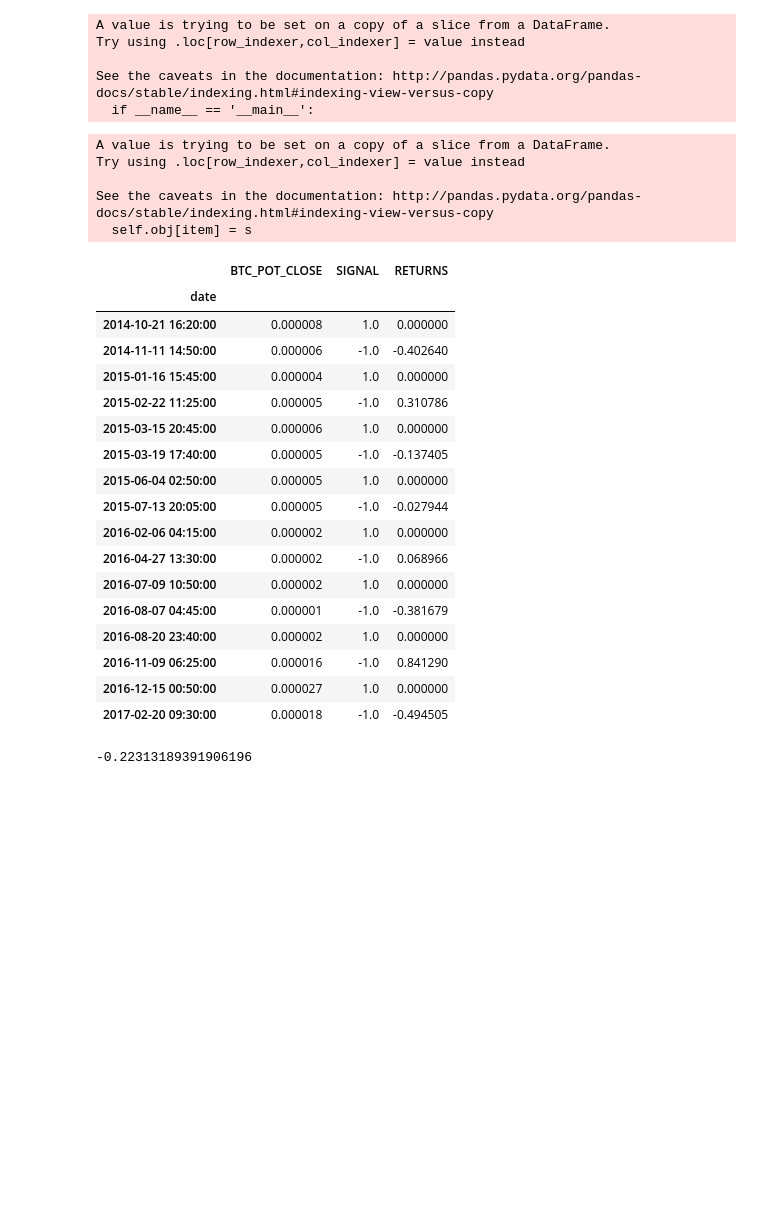
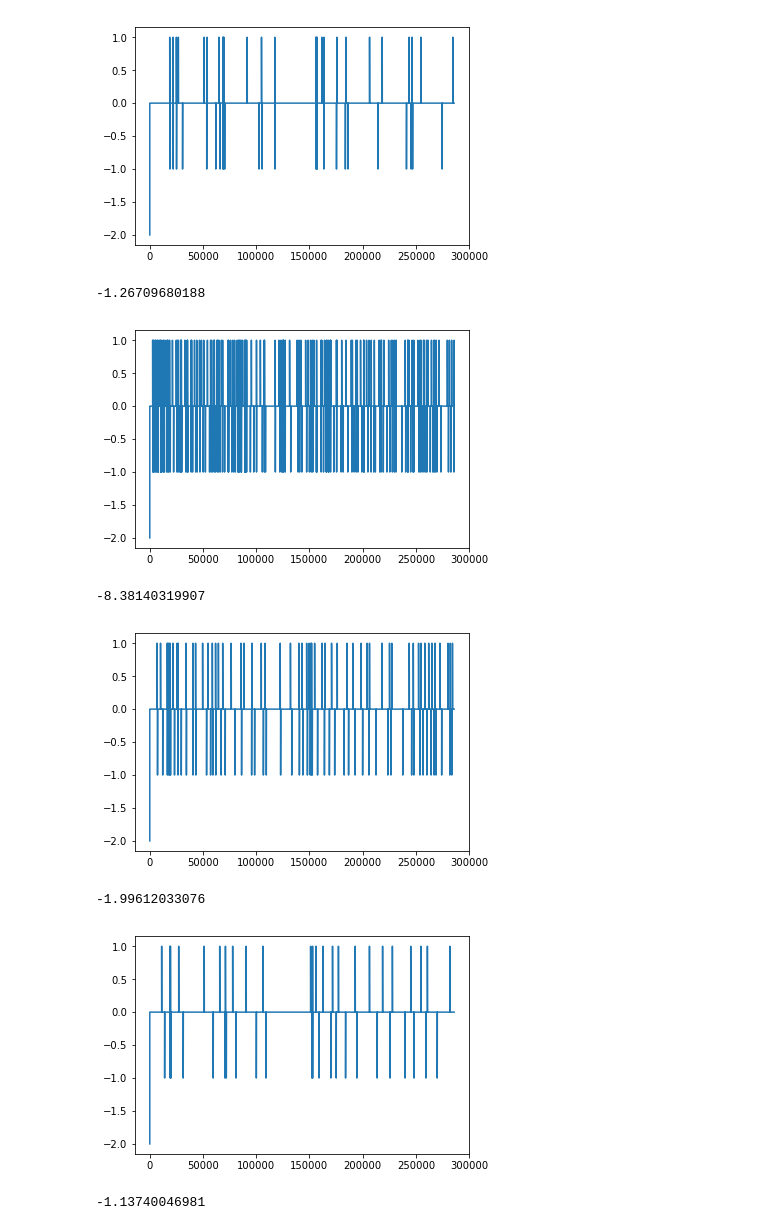
Before and after one commit to tobiasraabe/crypto, a Jupyter notebook: src/exploration/prediction_moving_average.ipynb, the cells around one changed output. Saved outputs shown, nothing was run; the diff lists cells and outputs as text; code cells hidden in the pictures; blank space fills up the shorter version.

Commit message:
Implemented Moving Averages and metric for other prediction models.

```diff
--- a/src/exploration/prediction_moving_average.ipynb
+++ b/src/exploration/prediction_moving_average.ipynb
@@ -54,4 +32,0 @@ def moving_average(series, window):
-# %%
-ts['MA_20'] = moving_average(ts.BTC_POT_CLOSE, 12*24*20)
-ts['MA_50'] = moving_average(ts.BTC_POT_CLOSE, 12*24*50)
-ts['MA_200'] = moving_average(ts.BTC_POT_CLOSE, 12*24*200)
@@ -63,4 +32,0 @@ ts[['MA_20', 'MA_50', 'MA_200']].plot()
-# %%
-ts['DIFF_20_50'] = ts.MA_20 - ts.MA_50
-# %%
-ts['REGIME'] = np.where(ts.DIFF_20_50 > 0, 1, 0)
@@ -72,2 +32,0 @@ ts.REGIME.plot()
-# %%
-ts['SIGNAL'] = ts.REGIME - ts.REGIME.shift(1)
@@ -117,41 +32,0 @@ profit = ts[(ts.SIGNAL != 0) & ts.SIGNAL.notnull()]
-# %%
-profit['RETURNS'] = (profit.BTC_POT_CLOSE - profit.BTC_POT_CLOSE.shift(1)) / profit.BTC_POT_CLOSE
-# %% [output]
-A value is trying to be set on a copy of a slice from a DataFrame.
-Try using .loc[row_indexer,col_indexer] = value instead
-
-See the caveats in the documentation: http://pandas.pydata.org/pandas-docs/stable/indexing.html#indexing-view-versus-copy
-  if __name__ == '__main__':
-# %%
-profit.loc[profit.SIGNAL == 1, 'RETURNS'] = 0
-# %% [output]
-A value is trying to be set on a copy of a slice from a DataFrame.
-Try using .loc[row_indexer,col_indexer] = value instead
-
-See the caveats in the documentation: http://pandas.pydata.org/pandas-docs/stable/indexing.html#indexing-view-versus-copy
-  self.obj[item] = s
-# %%
-profit[['BTC_POT_CLOSE', 'SIGNAL', 'RETURNS']]
-# %% [output]
-|  | BTC_POT_CLOSE | SIGNAL | RETURNS |
-| date |  |  |  |
-| 2014-10-21 16:20:00 | 0.000008 | 1.0 | 0.000000 |
-| 2014-11-11 14:50:00 | 0.000006 | -1.0 | -0.402640 |
-| 2015-01-16 15:45:00 | 0.000004 | 1.0 | 0.000000 |
-| 2015-02-22 11:25:00 | 0.000005 | -1.0 | 0.310786 |
-| 2015-03-15 20:45:00 | 0.000006 | 1.0 | 0.000000 |
-| 2015-03-19 17:40:00 | 0.000005 | -1.0 | -0.137405 |
-| 2015-06-04 02:50:00 | 0.000005 | 1.0 | 0.000000 |
-| 2015-07-13 20:05:00 | 0.000005 | -1.0 | -0.027944 |
-| 2016-02-06 04:15:00 | 0.000002 | 1.0 | 0.000000 |
-| 2016-04-27 13:30:00 | 0.000002 | -1.0 | 0.068966 |
-| 2016-07-09 10:50:00 | 0.000002 | 1.0 | 0.000000 |
-| 2016-08-07 04:45:00 | 0.000001 | -1.0 | -0.381679 |
-| 2016-08-20 23:40:00 | 0.000002 | 1.0 | 0.000000 |
-| 2016-11-09 06:25:00 | 0.000016 | -1.0 | 0.841290 |
-| 2016-12-15 00:50:00 | 0.000027 | 1.0 | 0.000000 |
-| 2017-02-20 09:30:00 | 0.000018 | -1.0 | -0.494505 |
-# %%
-profit.RETURNS.sum()
-# %% [output]
--0.22313189391906196
@@ -159,0 +33,21 @@ a = profit.RETURNS
+# %%
+for fast, slow in [[1, 50], [2, 5], [5, 10], [10, 20], [15, 30], [20, 50], [50, 100], [100, 200]]:
+    # Correction to days
+    fast *= 12 * 24
+    slow *= 12 * 24
+    ma = MovingAverage()
+    ma = ma.fit(ts.BTC_POT_CLOSE, window_fast=fast, window_slow=slow)
+    plt.plot(ma.signals)
+    plt.show()
+    plt.close()
+    results = ma.predict()
+    print(moving_average_score(ts.BTC_POT_CLOSE, results))
+# %% [output]
+[figure, added]
+-1.26709680188
+[figure, added]
+-8.38140319907
+[figure, added]
+-1.99612033076
+[figure, added]
+-1.13740046981
```
Also changed, not shown: parts of 23 cells of this notebook, 11 other files.
